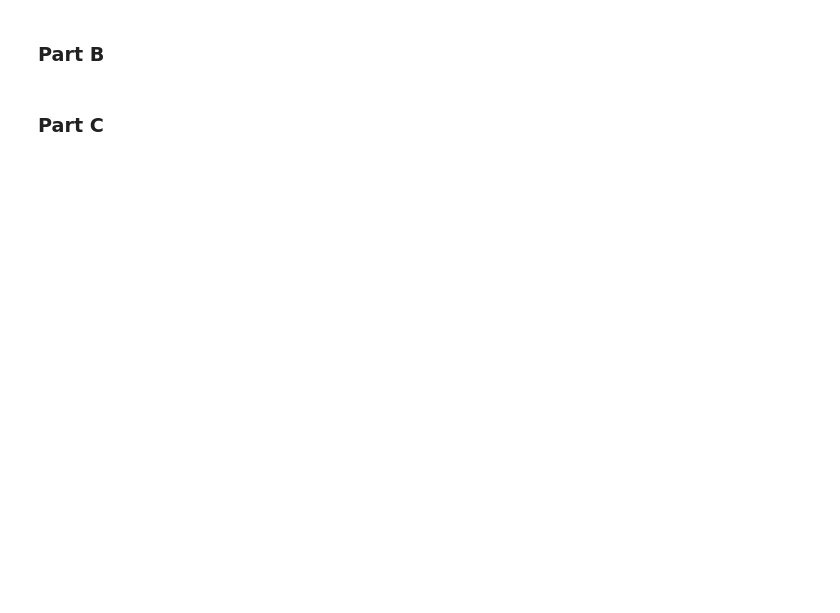
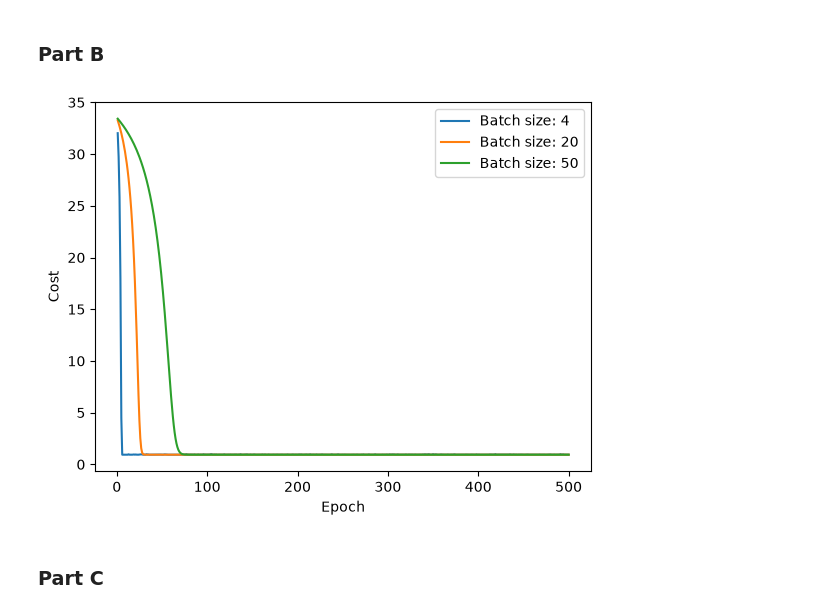
Before and after one commit to khanhdo05/Intro-to-ML, a Jupyter notebook: lab9.ipynb, the cells around one changed output. Saved outputs shown, nothing was run; the diff lists cells and outputs as text; code cells hidden in the pictures; blank space fills up the shorter version.

```diff
--- a/lab9.ipynb
+++ b/lab9.ipynb
@@ -144,4 +146,45 @@ Comparing with the true value of $-2$, our final estimate of $w_1$ being around
 # %% [markdown]
 ### Part B
+# %%
+## Define gradient descent function for linear regression
+def batch_grad_descent_modified(X, y, w, alpha, n_iter, batch_size):
+    costs = np.zeros(n_iter)
+    n = len(y)
+
+    for epoch in range(n_iter):
+        # Shuffle observations
+        idx = np.random.permutation(n)
+        X_shuff = X[idx]
+        y_shuff = y[idx]
+
+        # Process all the mini-batches
+        for start in range(0, n, batch_size):
+            end = min(start + batch_size, n)
+
+            batch_X = X_shuff[start:end]
+            batch_y = y_shuff[start:end]
+
+            grad = grad_descent_2a(batch_X, batch_y, w)
+            w = w - alpha * grad
+
+        costs[epoch] = cost_function_2a(X, y, w)
+
+    return w, costs
+# %%
+## Simulated Data for Question 2
+np.random.seed(0)
+x = np.linspace(-1.5, 1.5, 100)
+y = np.exp(-2 * x) + np.random.normal(0, 1, 100)
+
+for batch_size in [4, 20, 50]:
+    w_hat, costs = batch_grad_descent_modified(x, y, w=0.0, alpha=0.001, n_iter=500, batch_size=batch_size)
+    plt.plot(np.arange(1, len(costs) + 1), costs, label=f"Batch size: {batch_size}")
+
+plt.xlabel("Epoch")
+plt.ylabel("Cost")
+plt.legend()
+plt.show()
+# %% [output]
+[figure, added]
 # %% [markdown]
 ### Part C
```
Also changed, not shown: parts of 3 cells of this notebook.
